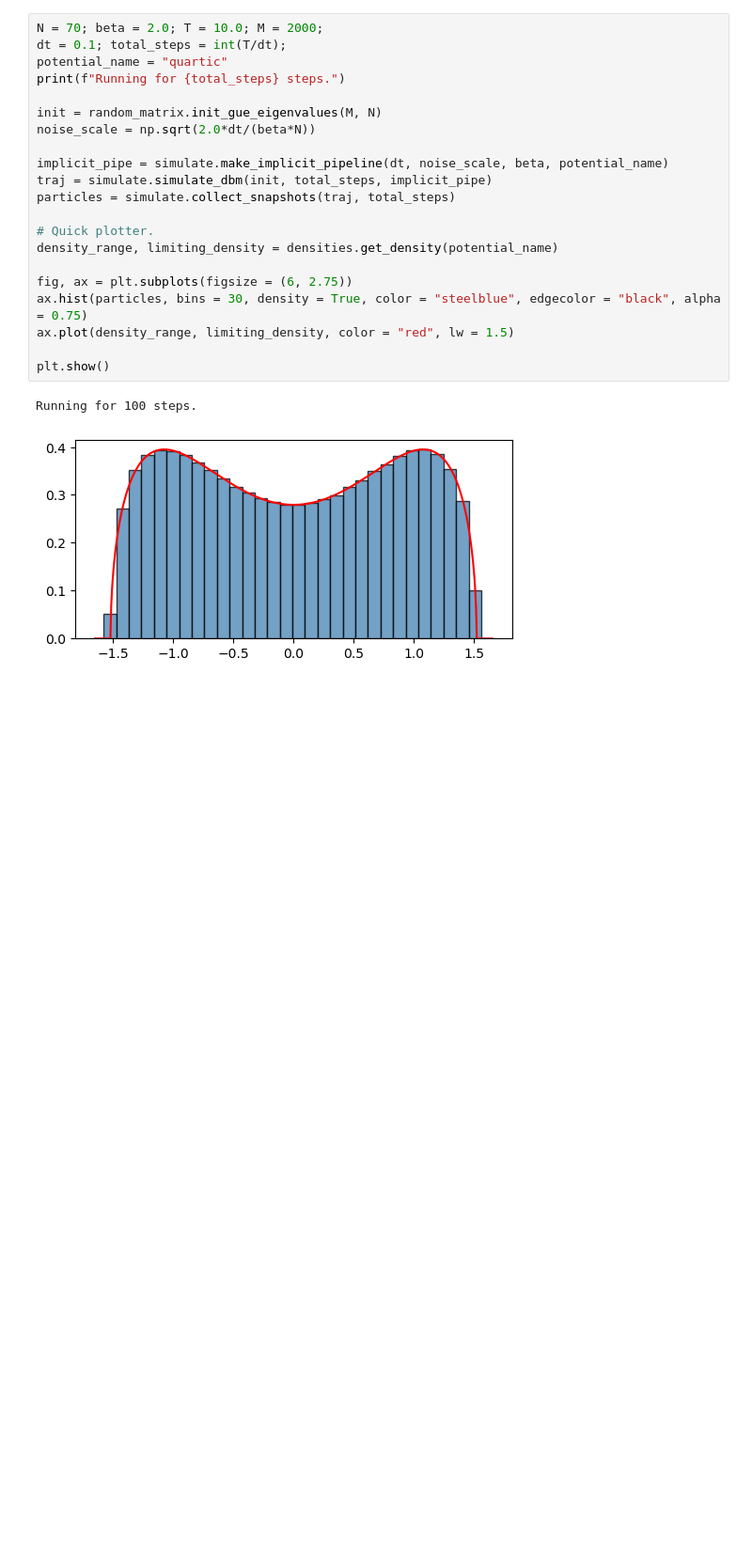
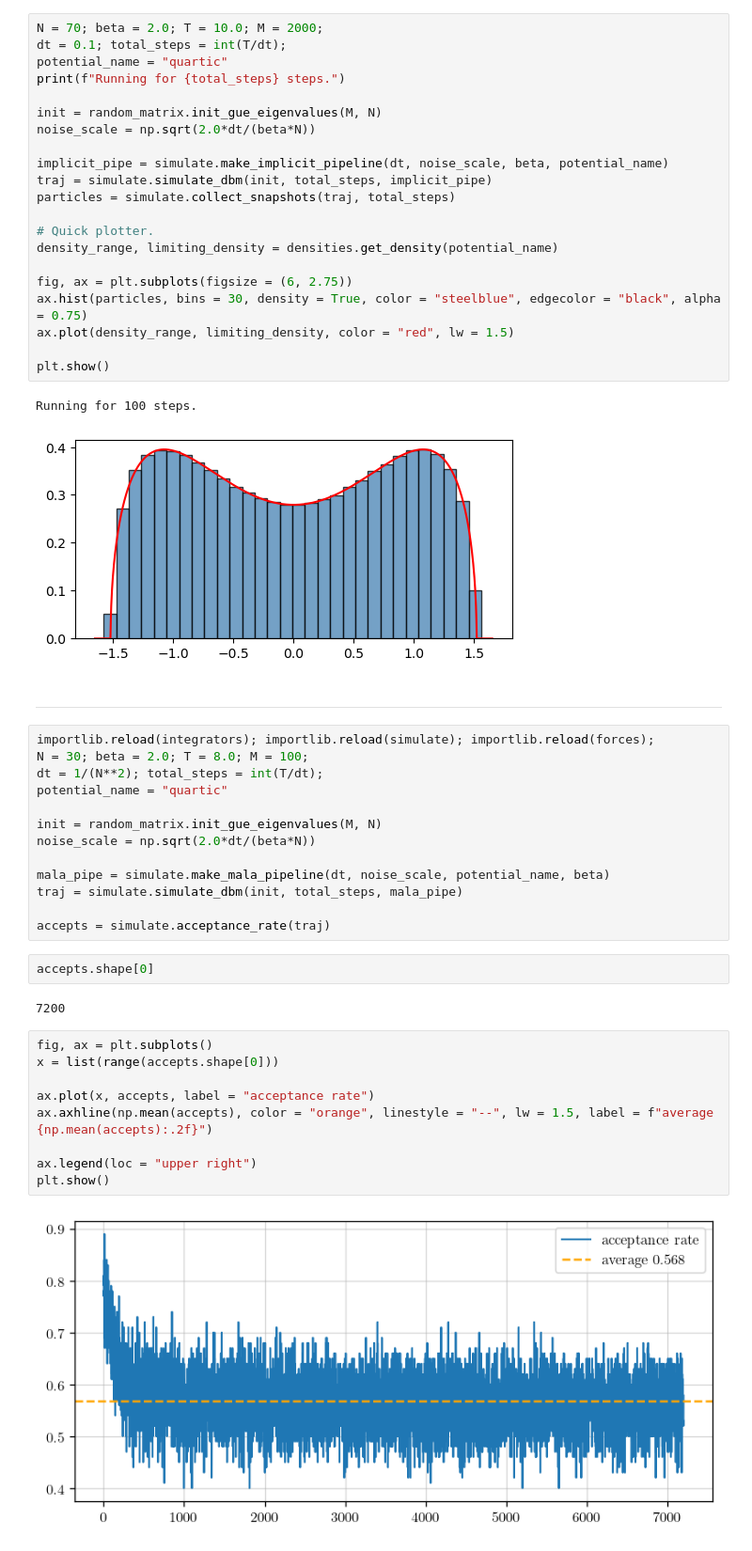
Before and after one commit to fredwdickinson/dissertation, a Jupyter notebook: code/refactor/notebooks/00_test.ipynb, the cells around one changed output. Shown at 94% size. Drawn from its saved outputs; the diff is of its cells as text; blank space fills up the shorter version.

Commit message:
mala with euler proposal

```diff
--- a/code/refactor/notebooks/00_test.ipynb
+++ b/code/refactor/notebooks/00_test.ipynb
@@ -43,3 +74,33 @@ plt.show()
 # %% [output]
 Running for 100 steps.
 [figure]
+# %% [markdown]
+---
+# %%
+importlib.reload(integrators); importlib.reload(simulate); importlib.reload(forces);
+N = 30; beta = 2.0; T = 8.0; M = 100;
+dt = 1/(N**2); total_steps = int(T/dt);
+potential_name = "quartic"
+
+init = random_matrix.init_gue_eigenvalues(M, N)
+noise_scale = np.sqrt(2.0*dt/(beta*N))
+
+mala_pipe = simulate.make_mala_pipeline(dt, noise_scale, potential_name, beta)
+traj = simulate.simulate_dbm(init, total_steps, mala_pipe)
+
+accepts = simulate.acceptance_rate(traj)
+# %%
+accepts.shape[0]
+# %% [output]
+7200
+# %%
+fig, ax = plt.subplots()
+x = list(range(accepts.shape[0]))
+
+ax.plot(x, accepts, label = "acceptance rate")
+ax.axhline(np.mean(accepts), color = "orange", linestyle = "--", lw = 1.5, label = f"average {np.mean(accepts):.2f}")
+
+ax.legend(loc = "upper right")
+plt.show()
+# %% [output]
+[figure, added]
```
Also changed, not shown: parts of 1 cell of this notebook, 4 other files.
